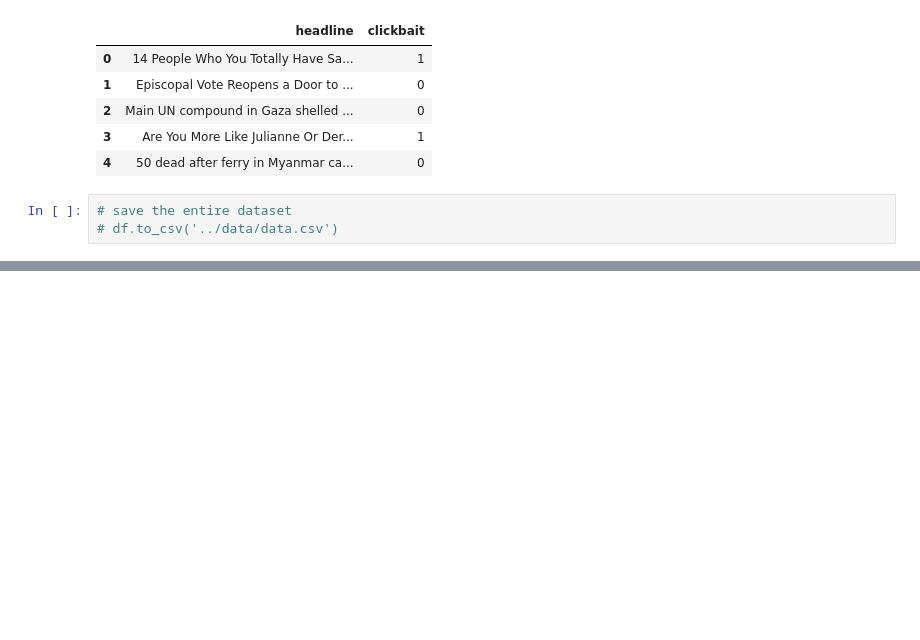
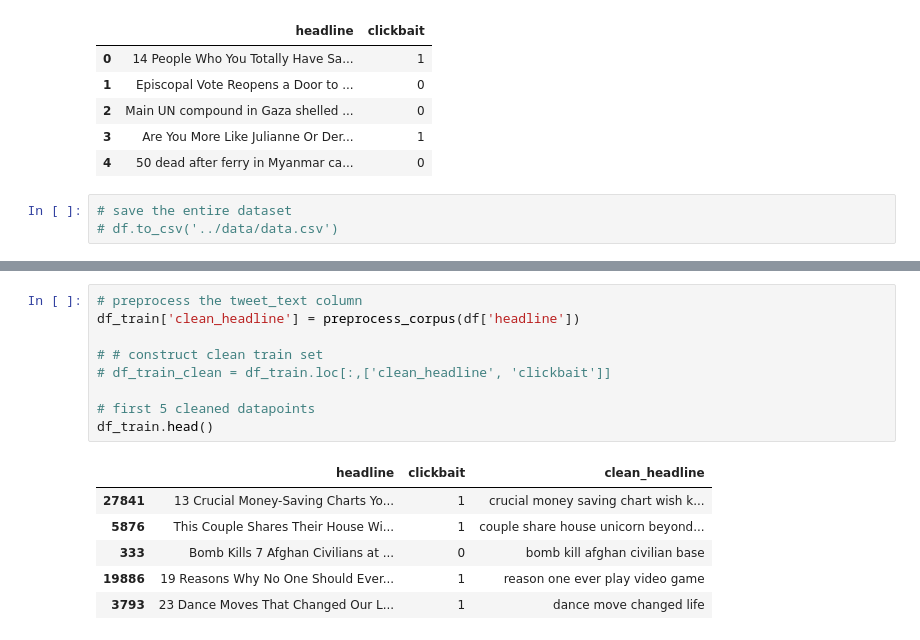
Before and after one commit to leoAshu/headline-classification, a Jupyter notebook: notebooks/eda.ipynb, the cells around one changed output, grey strips where cells are left out. Cells and saved outputs as stored; diff of their text form; blank space fills up the shorter version.

```diff
--- a/notebooks/eda.ipynb
+++ b/notebooks/eda.ipynb
@@ -176,0 +185,16 @@ test: 5642
+# %%
+# preprocess the tweet_text column
+df_train['clean_headline'] = preprocess_corpus(df['headline'])
+
+# # construct clean train set
+# df_train_clean = df_train.loc[:,['clean_headline', 'clickbait']]
+
+# first 5 cleaned datapoints
+df_train.head()
+# %% [output]
+|  | headline | clickbait | clean_headline |
+| 27841 | 13 Crucial Money-Saving Charts Yo... | 1 | crucial money saving chart wish k... |
+| 5876 | This Couple Shares Their House Wi... | 1 | couple share house unicorn beyond... |
+| 333 | Bomb Kills 7 Afghan Civilians at ... | 0 | bomb kill afghan civilian base |
+| 19886 | 19 Reasons Why No One Should Ever... | 1 | reason one ever play video game |
+| 3793 | 23 Dance Moves That Changed Our L... | 1 | dance move changed life |
```
Also changed, not shown: parts of 12 cells of this notebook.
